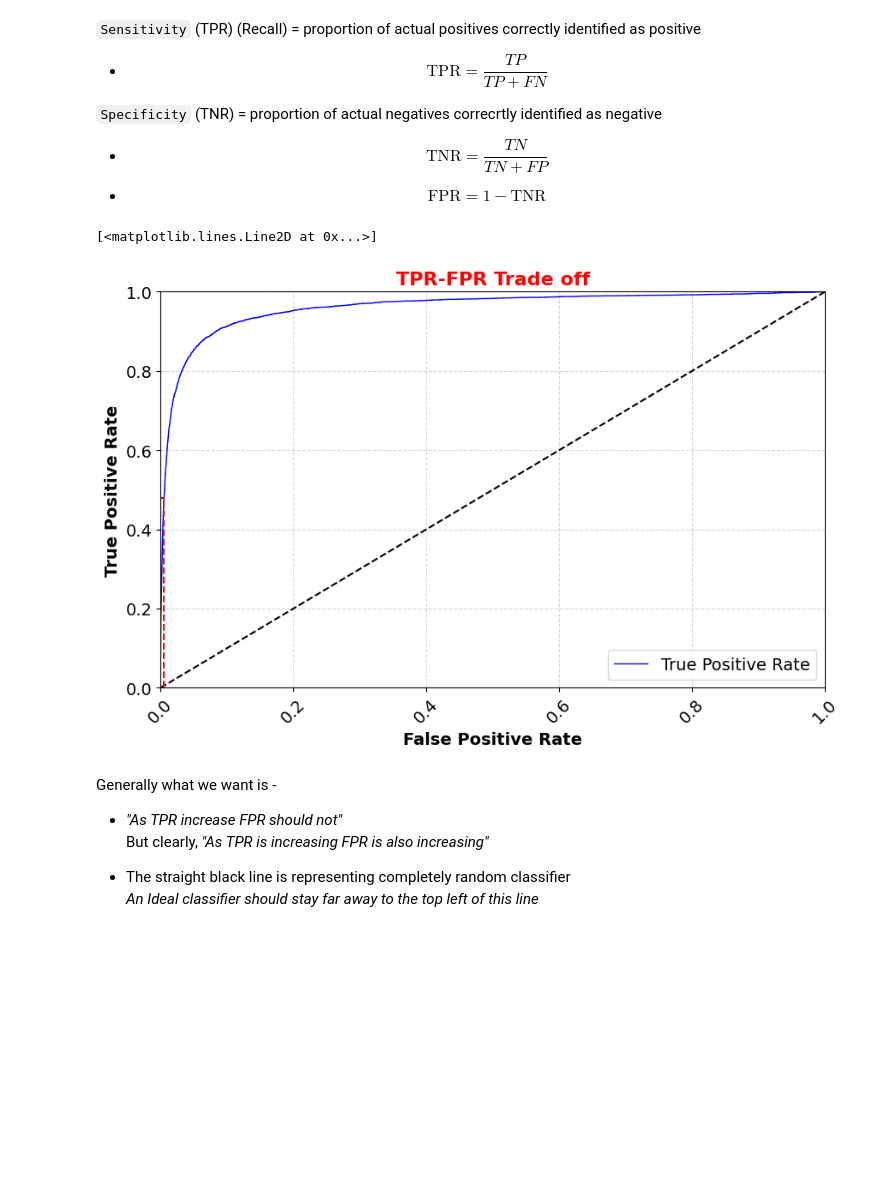
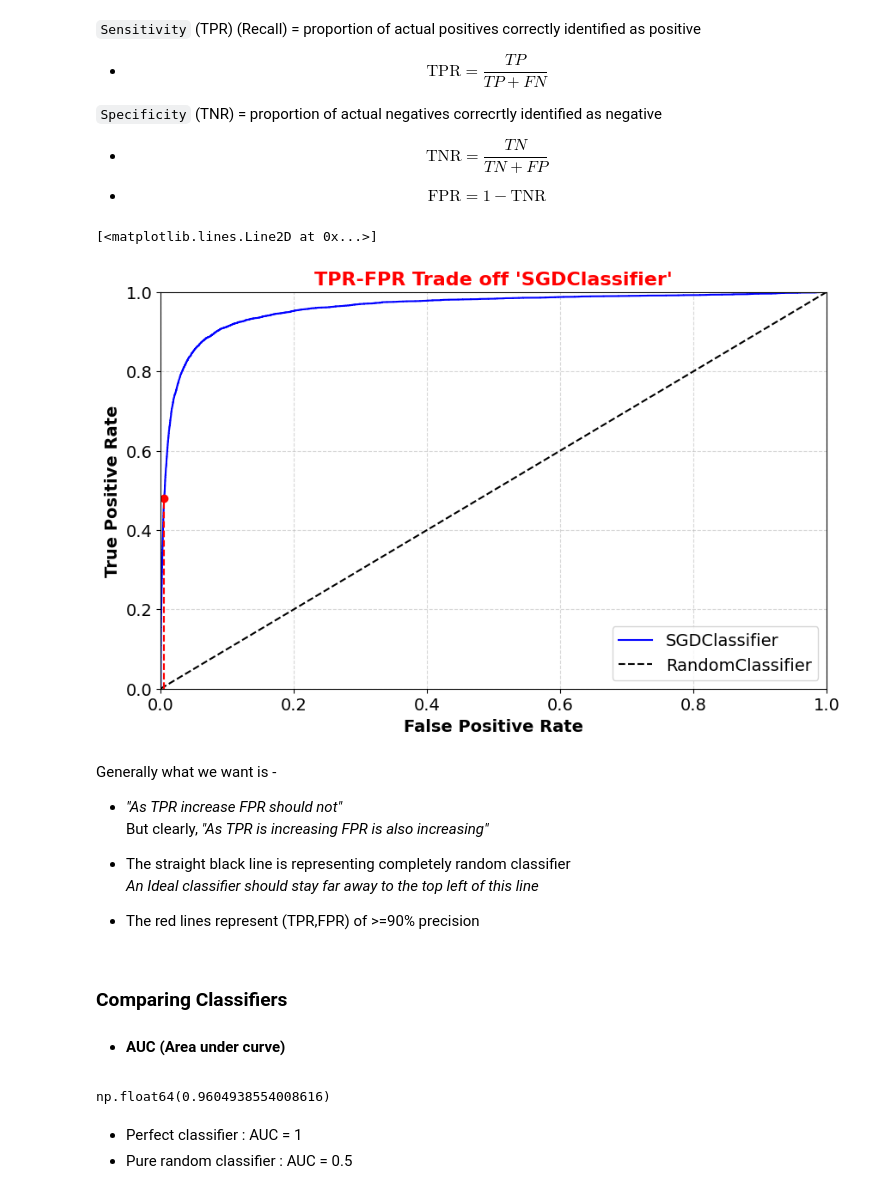
Before and after one commit to ArunNegi112/Machine_Learning, a Jupyter notebook: 3_Classification/1_classification.ipynb, the cells around one changed output. Cells and saved outputs as stored; diff of their text form; code cells hidden in the pictures; blank space fills up the shorter version.

```diff
--- a/3_Classification/1_classification.ipynb
+++ b/3_Classification/1_classification.ipynb
@@ -15,7 +15,7 @@ scikit-learn: 1.6.1
 # %%
 # Setting up default settings for plots, rc = Runtime configuration
 
-plt.rc('figure',figsize = (8,4))
+plt.rc('figure',figsize = (10,6))
 plt.rc('font',size =14)                    # Defining font size for all texts (unless overriden)
 plt.rc('xtick', labelsize = 14)            # you know what tick and tick_label is right?
 plt.rc('ytick', labelsize = 14)
@@ -555,33 +559,30 @@ $$\text{FPR} = \frac{FP}{FP+TN} \text{→} \frac{False Positives}{Total Negative
 from sklearn.metrics import roc_curve  #roc_curve is only for binary classification
 fpr,tpr,thresholds = roc_curve(y_train_5,y_scores)
 # %%
-def plot_tpr_fr(tpr,fpr):
-    plt.figure(figsize=(10,6))
-    plt.plot(fpr,tpr,linewidth = 1,c='b',label='True Positive Rate')
+def plot_tpr_fr(tpr,fpr,label=None):
+    plt.plot(fpr,tpr,linewidth = 1.5,c='b',label=label)
     plt.grid(True,linestyle='--',alpha=0.5)
-    plt.legend(loc='best')
-    plt.xticks(label='Threshold',rotation = 45);
     plt.axis([0,1,0,1])
     plt.xlabel("False Positive Rate",fontweight='bold')
     plt.ylabel("True Positive Rate",fontweight='bold')
-    plt.title("TPR-FPR Trade off",c='r')
+    plt.title(f"TPR-FPR Trade off '{label}'",c='r')
+    # TPR-FPR plot by completely random classifier
+    plt.plot([0,1],[0,1],'k--',label='RandomClassifier')
+    plt.legend(loc='best')
 
-plot_tpr_fr(tpr,fpr)
-
-
-# TPR-FPR plot by completely random classifier
-plt.plot([0,1],[0,1],'k--')
+plot_tpr_fr(tpr,fpr,"SGDClassifier")
 
 #Getting point with >=90% precision
 recall_when_precision_more_than_90 = recall[np.argmax(precision>=.90)]
 fpr_at_that_precision = fpr[np.argmax(tpr>=recall_when_precision_more_than_90)]
 
 #plot this "Point"
 plt.plot([fpr_at_that_precision,fpr_at_that_precision],[0.0,recall_when_precision_more_than_90],'r--')
 plt.plot([0.0,fpr_at_that_precision],[recall_when_precision_more_than_90,recall_when_precision_more_than_90],'r--')
+plt.plot([fpr_at_that_precision],[recall_when_precision_more_than_90],'ro')
 # %% [output]
 [<matplotlib.lines.Line2D at 0x...>]
-[figure, old version]
+[figure, new version]
 # %% [markdown]
 Generally what we want is -
 - _"As TPR increase FPR should not"_
@@ -589,3 +590,16 @@ But clearly, _"As TPR is increasing FPR is also increasing"_
 
 - The straight black line is representing completely random classifier
 _An Ideal classifier should stay far away to the top left of this line_
+
+- The red lines represent (TPR,FPR) of >=90% precision
+# %% [markdown]
+### Comparing Classifiers
+- #### AUC (Area under curve)
+# %%
+from sklearn.metrics import roc_auc_score
+roc_auc_score(y_train_5,y_scores)
+# %% [output]
+np.float64(0.9604938554008616)
+# %% [markdown]
+- Perfect classifier : AUC = 1
+- Pure random classifier : AUC = 0.5
```
Also changed, not shown: parts of 16 cells of this notebook.
